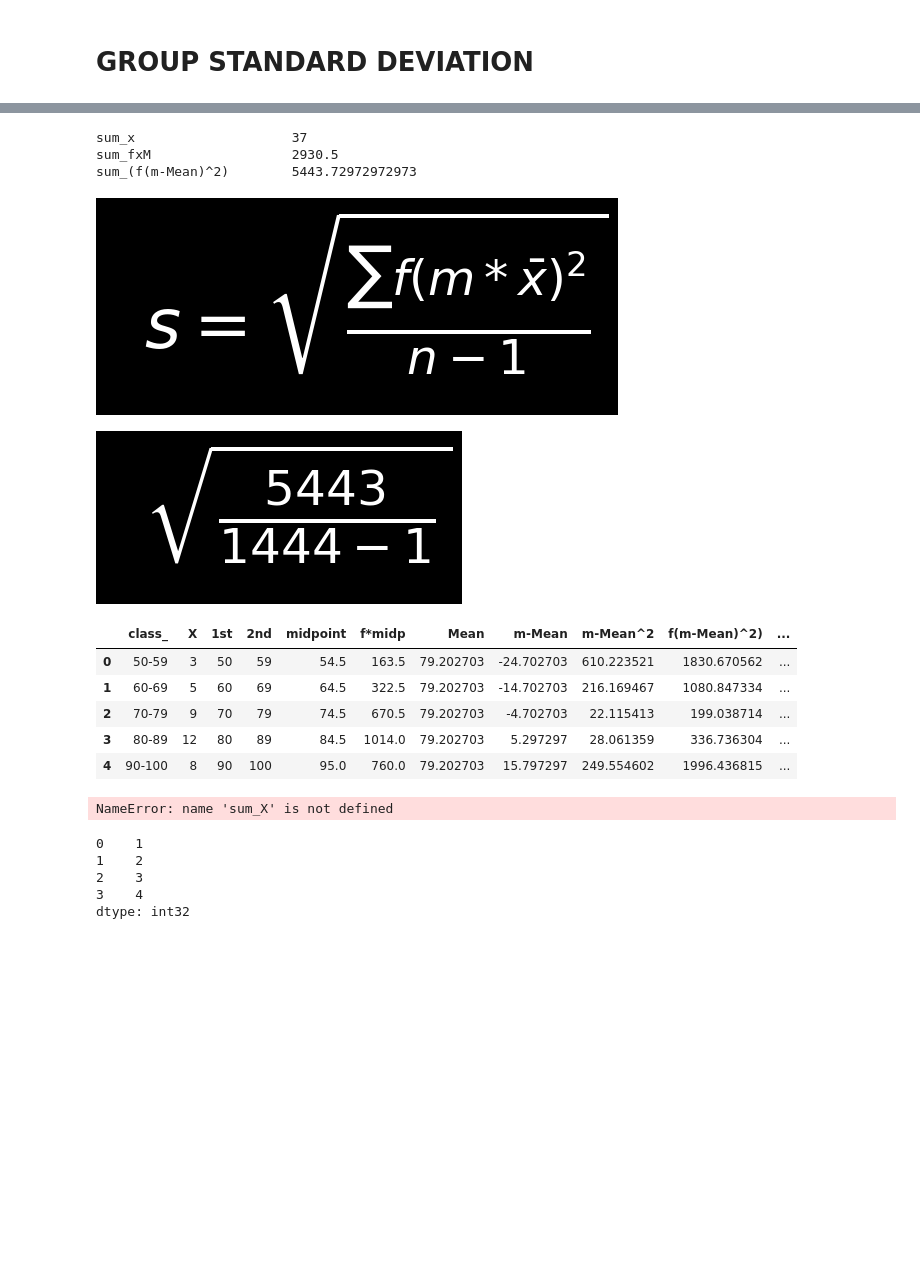
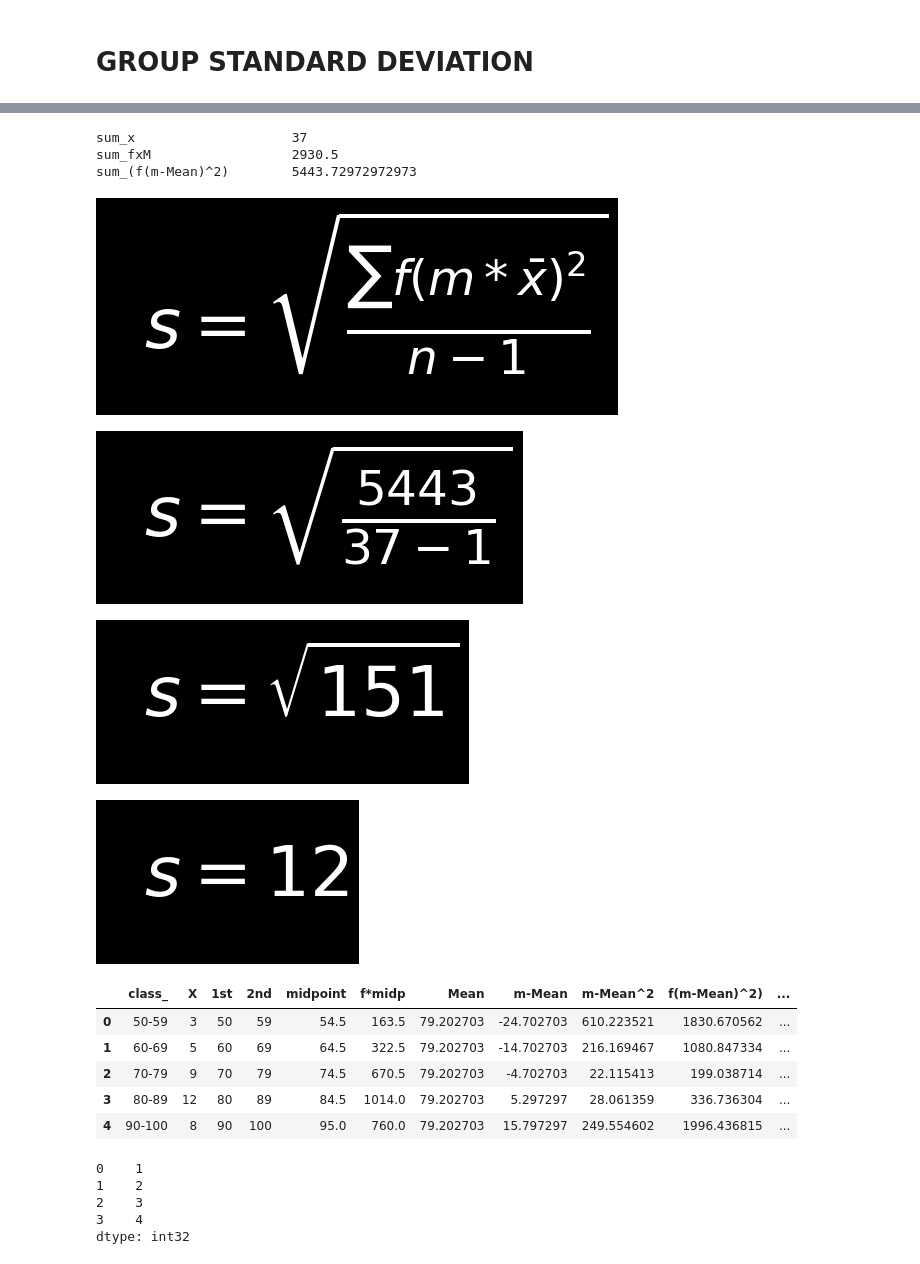
Before and after one commit to ProtacioUno/VinluanEner-Porfolio-Labs, a Jupyter notebook: Python Project/STDEV_P.ipynb, the cells around one changed output, grey strips where cells are left out. Saved outputs shown, nothing was run; the diff lists cells and outputs as text; code cells hidden in the pictures; blank space fills up the shorter version.

```diff
--- a/Python Project/STDEV_P.ipynb
+++ b/Python Project/STDEV_P.ipynb
@@ -186,7 +166,7 @@ def latex_func(latex):
     ax.set_xticks([])
     ax.set_yticks([])
     ax.axis('off')
-    plt.text(0.2,0.4 ,'$%s$' %a_subs ,size=50,color="white")
+    plt.text(0.2,0.4 ,'$%s$' %latex ,size=50,color="white")
     plt.show()
 
 
@@ -216,72 +196,57 @@ def group_functin (groop) :
 
     # groop['N-1'] = groop['X'].sum() - 1
     # groop["std_deviation"] = groop['sum(m-Mean^2)'] / groop['N-1']
     # return groop
 
 
     plt.figure(facecolor='black')
     a = r's=\sqrt{\frac{\sum_{}^{}f(m*\bar{x})^{2}}{n-1}}'
     ax = plt.axes([0,0,0.3,0.3]) #left,bottom,width,height
     ax.set_xticks([])
     ax.set_yticks([])
     ax.axis('off')
     plt.text(0.2,0.4 ,'$%s$' %a,size=50 , color='white')
     plt.show()
 
     upper = group['sum(f(m-Mean)^2)']
-
-
-
-    # n = 1444
-    a_subs = r'\sqrt{\frac{ %d }{ %d - 1}}' % (upper[0], sum_X)
-
+    n = 5443.
+    # a_subs = r's=\sqrt{\frac{ %d }{ %d - 1}}' % (upper[0], sum_X)
+    a_subs = r's=\sqrt{\frac{ %d }{ %d - 1}}' % (upper[0], sum_X)
     latex_func(a_subs)
 
 
+    inner_ = upper[0] /  (sum_X -1 )
+
+    b_subs = r's=\sqrt{ %d }'  %( inner_ )
+
+    latex_func(b_subs)
+
+    # number = 16
+    square_root = math.sqrt(inner_)
+
+    c_subs = r's= %d ' % (square_root)
+    latex_func(c_subs)
+
+
+    # print(square_root)
 
 
 
 group_functin(group)
 
 group
 # %% [output]
 sum_x                    37
 sum_fxM                  2930.5
 sum_(f(m-Mean)^2)        5443.72972972973
 [figure]
-[figure, old version]
+[figure, new version]
+[figure, added]
+[figure, added]
 |  | class_ | X | 1st | 2nd | midpoint | f*midp | Mean | m-Mean | m-Mean^2 | f(m-Mean)^2) | ... |
 | 0 | 50-59 | 3 | 50 | 59 | 54.5 | 163.5 | 79.202703 | -24.702703 | 610.223521 | 1830.670562 | ... |
 | 1 | 60-69 | 5 | 60 | 69 | 64.5 | 322.5 | 79.202703 | -14.702703 | 216.169467 | 1080.847334 | ... |
 | 2 | 70-79 | 9 | 70 | 79 | 74.5 | 670.5 | 79.202703 | -4.702703 | 22.115413 | 199.038714 | ... |
 | 3 | 80-89 | 12 | 80 | 89 | 84.5 | 1014.0 | 79.202703 | 5.297297 | 28.061359 | 336.736304 | ... |
 | 4 | 90-100 | 8 | 90 | 100 | 95.0 | 760.0 | 79.202703 | 15.797297 | 249.554602 | 1996.436815 | ... |
-# %%
-# a_subs = r'\frac{ %d (%d) -  %d (%d) }   {\sqrt{[ %d (%d) -(%d)^{2} ]   [%d (%d) -(%d)^{2}] }} '  % (n , xy,  x , y , n, xpow2, x , n , ypow2 , y)
-
-
-
-
-def latex_func(latex):
-    plt.figure(facecolor='black')
-    ax = plt.axes([0,0,0.3,0.3]) #lefte,bottom,width,height
-    ax.set_xticks([])
-    ax.set_yticks([])
-    ax.axis('off')
-    plt.text(0.2,0.4 ,'$%s$' %a_subs ,size=50,color="white")
-    plt.show()
-
-
-upper = group['sum(f(m-Mean)^2)']
-
-# new_upper = upper.astype(int)
-# print(type(new_upper))
-# print(type(new_upper))
-
-# n = 1444
-a_subs = r'\sqrt{\frac{ %d }{ %d - 1}}' % (upper[0], sum_X)
-
-latex_func(a_subs)
-# %% [output]
-NameError: name 'sum_X' is not defined
 # %%
```
Also changed, not shown: parts of 8 cells of this notebook.
